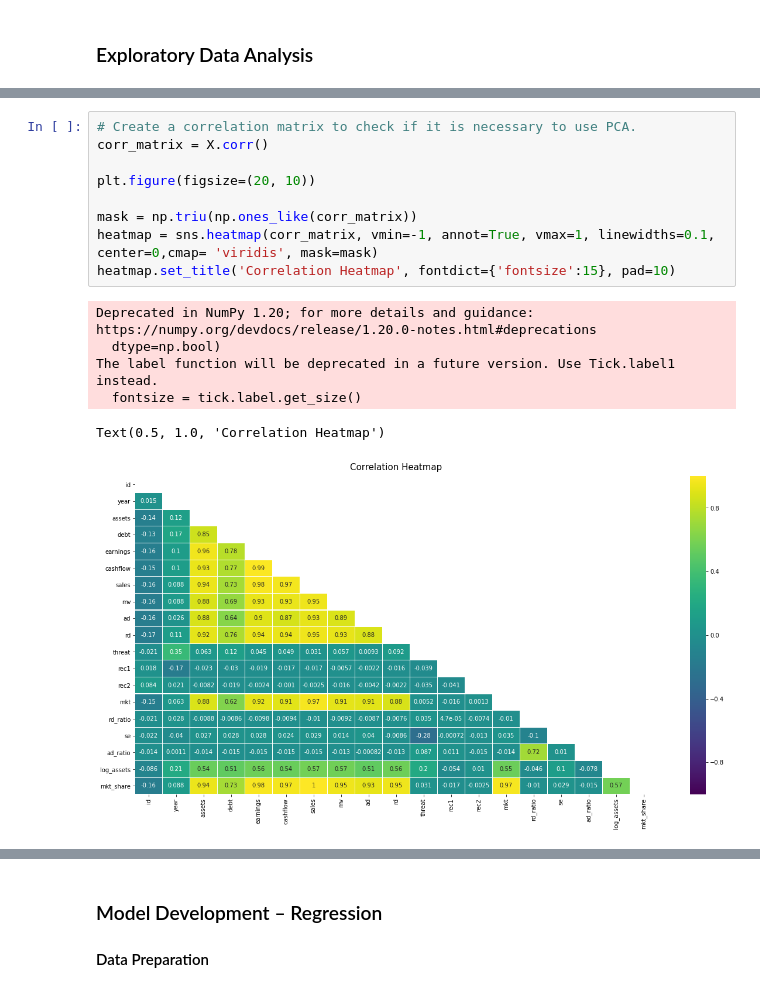
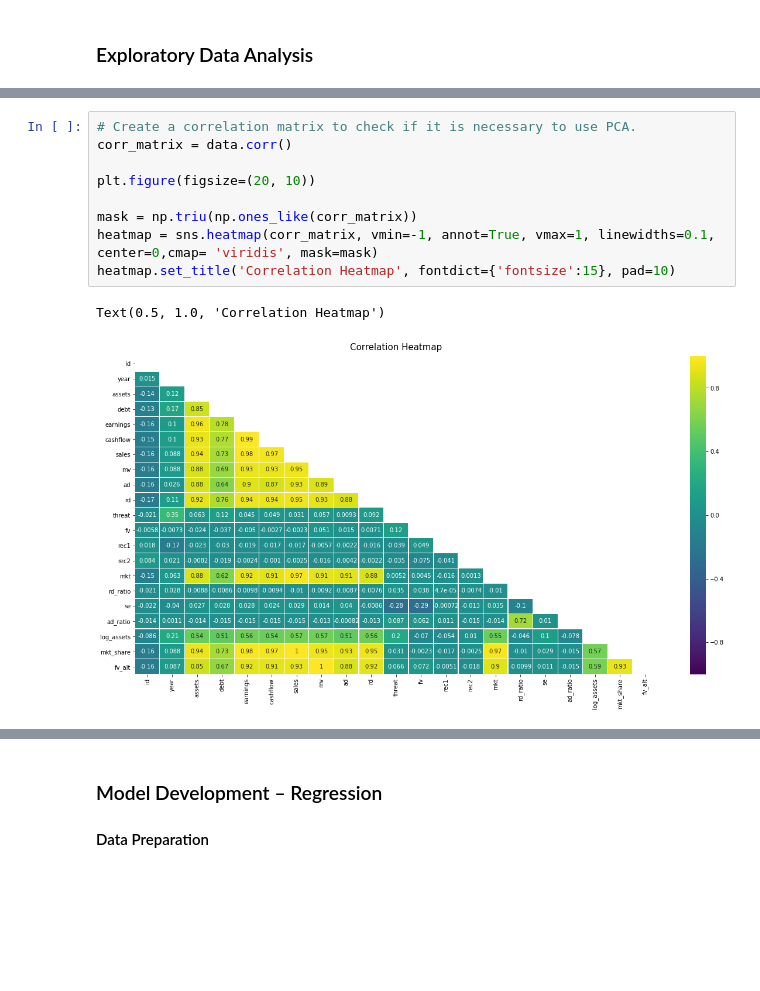
Before and after one commit to cyrilmichino/health-marketing-analytics, a Jupyter notebook: notebook.ipynb, the cells around one changed output, grey strips where cells are left out. Drawn from its saved outputs; the diff is of its cells as text; blank space fills up the shorter version.

```diff
--- a/notebook.ipynb
+++ b/notebook.ipynb
@@ -305,16 +284,12 @@ X.head()
 # %%
 # Create a correlation matrix to check if it is necessary to use PCA.
-corr_matrix = X.corr()
+corr_matrix = data.corr()
 
 plt.figure(figsize=(20, 10))
 
 mask = np.triu(np.ones_like(corr_matrix))
 heatmap = sns.heatmap(corr_matrix, vmin=-1, annot=True, vmax=1, linewidths=0.1, center=0,cmap= 'viridis', mask=mask)
 heatmap.set_title('Correlation Heatmap', fontdict={'fontsize':15}, pad=10)
 # %% [output]
-Deprecated in NumPy 1.20; for more details and guidance: https://numpy.org/devdocs/release/1.20.0-notes.html#deprecations
-  dtype=np.bool)
-The label function will be deprecated in a future version. Use Tick.label1 instead.
-  fontsize = tick.label.get_size()
+Text(0.5, 1.0, 'Correlation Heatmap')
-Text(0.5, 1.0, 'Correlation Heatmap')
-[figure, old version]
+[figure, new version]
```
Also changed, not shown: parts of 9 cells of this notebook.
